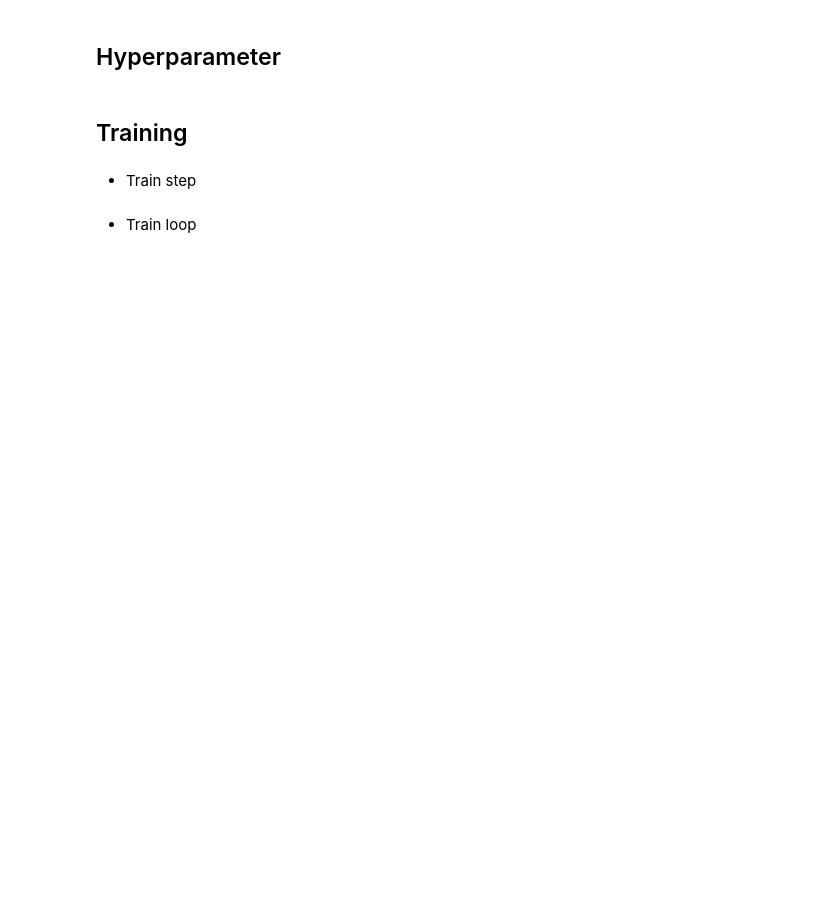
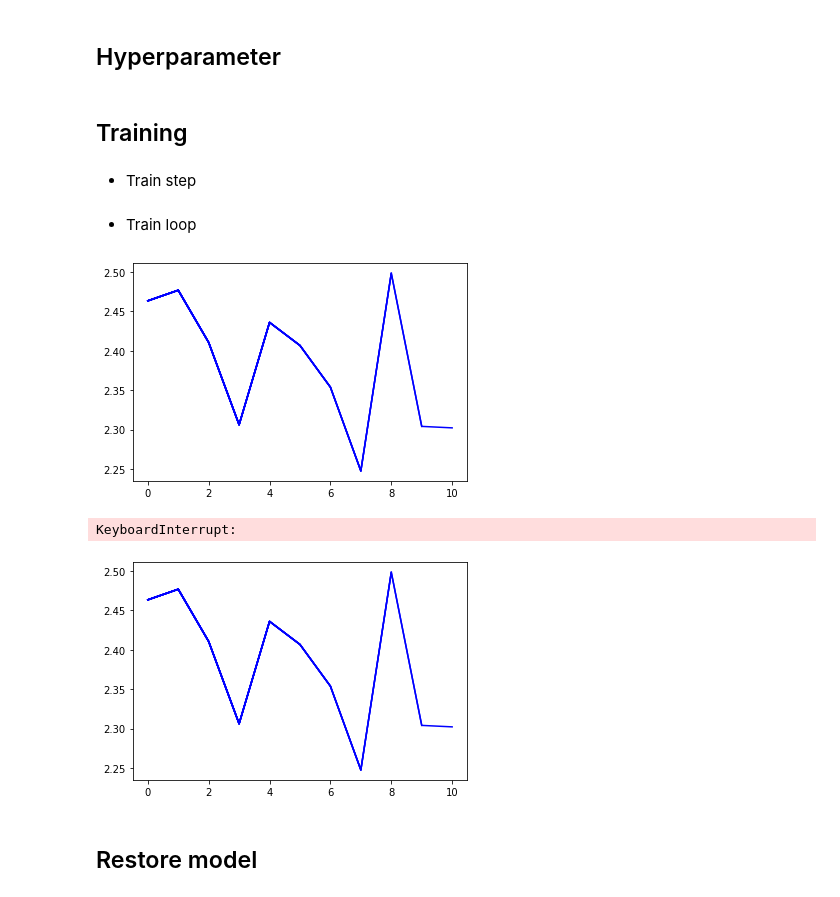
Before and after one commit to pabloqb2000/ml-donquijote, a Jupyter notebook: Training_model.ipynb, the cells around one changed output. Cells and saved outputs as stored; diff of their text form; code cells hidden in the pictures; blank space fills up the shorter version.

```diff
--- a/Training_model.ipynb
+++ b/Training_model.ipynb
@@ -41,17 +48,18 @@ Found 89 characters
 ## Batch creation
 # %%
 def get_batch(vect_txt, seq_length, batch_size):
-    # Get indexes
-    idx = np.random.choice(vect_txt.shape[0] - seq_length - 1, batch_size)
+    while True:
+        # Get indexes
+        idx = np.random.choice(vect_txt.shape[0] - seq_length - 1, batch_size)
 
-    # Create batches
-    input_batch = [vect_txt[i:i+seq_length] for i in idx]
-    output_batch = [vect_txt[i+1:i+seq_length+1] for i in idx]
+        # Create batches
+        input_batch = [vect_txt[i:i+seq_length] for i in idx]
+        output_batch = [vect_txt[i+1:i+seq_length+1] for i in idx]
 
-    # Reshape
-    x_batch = np.reshape(input_batch, [batch_size, seq_length])
-    y_batch = np.reshape(output_batch, [batch_size, seq_length])
-    return x_batch, y_batch
+        # Reshape
+        x_batch = np.reshape(input_batch, [batch_size, seq_length])
+        y_batch = np.reshape(output_batch, [batch_size, seq_length])
+        yield (x_batch, y_batch)
 # %% [markdown]
 ## Define model
 # %%
@@ -95,7 +103,7 @@ Trainable params: 5,360,985
 Non-trainable params: 0
 _________________________________________________________________
 # %%
-x, y = get_batch(vect_txt, seq_length=100, batch_size=32)
+x, y = get_batch(vect_txt, seq_length=100, batch_size=32).__next__()
 pred = model(x)
 print(x.shape, pred.numpy().shape)
 
@@ -151,17 +166,27 @@ def train_step(x, y):
 # %%
 history = []
+if hasattr(tqdm, '_instances'): tqdm._instances.clear() # clear if it exists
 
 for iter in tqdm(range(num_training_iterations)):
     # Grab a batch and propagate it through the network
-    x_batch, y_batch = get_batch(vect_txt, seq_length, batch_size)
+    x_batch, y_batch = get_batch(vect_txt, seq_length, batch_size).__next__()
     loss = train_step(x_batch, y_batch)
 
     # Update the progress bar
     history.append(loss.numpy().mean())
+    pl.plot(history, 'b-')
+    display.clear_output(wait=True)
+    display.display(pl.gcf())
 
     # Update the model with the changed weights!
     if iter % 100 == 0:
         model.save_weights(checkpoint_prefix)
 
 # Save the trained model and the weights
 model.save_weights(checkpoint_prefix)
+# %% [output]
+[figure, added]
+KeyboardInterrupt:
+[figure, added]
+# %% [markdown]
+## Restore model
```
Also changed, not shown: parts of 8 cells of this notebook, 2 other files.
